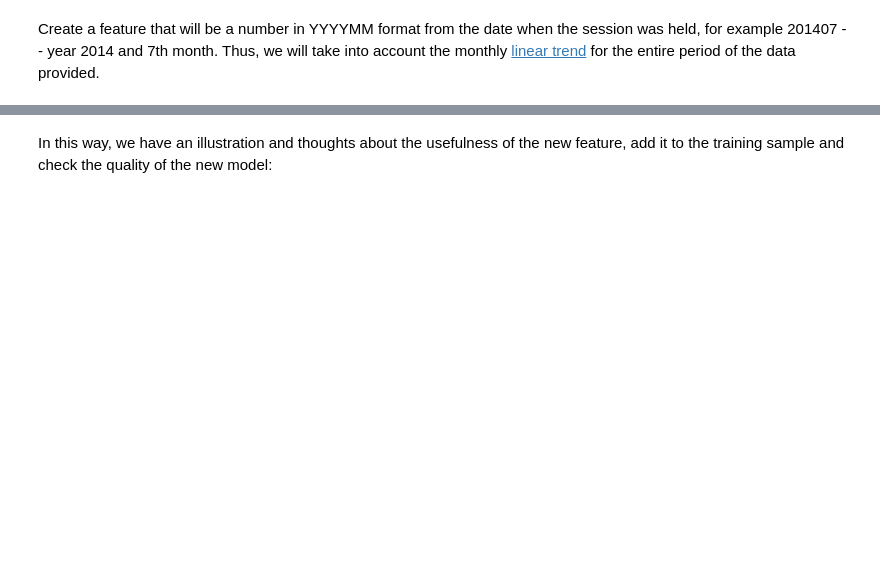
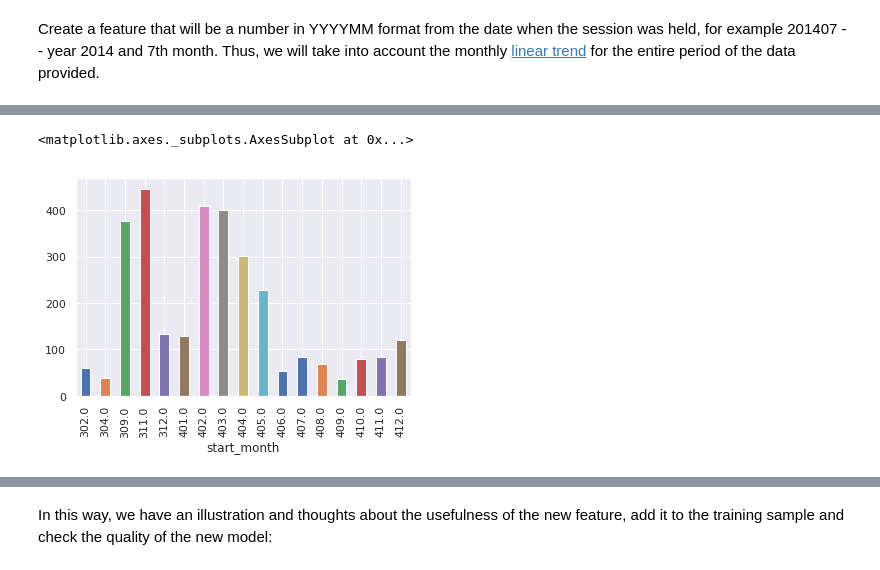
Before and after one commit to lavandosovich/ods_course, a Jupyter notebook: assignment2_part1_alice_logistic_regression.ipynb, the cells around one changed output, grey strips where cells are left out. Cells and saved outputs as stored; diff of their text form; code cells hidden in the pictures; blank space fills up the shorter version.

```diff
--- a/assignment2_part1_alice_logistic_regression.ipynb
+++ b/assignment2_part1_alice_logistic_regression.ipynb
@@ -517,0 +517,7 @@ Now we are going to try to improve the quality of our model by adding new featur
+# %%
+# Your code is here
+time_df['Year'] = pd.DatetimeIndex(time_df['min']).year
+time_df['DayOfTheWeek'] = pd.DatetimeIndex(time_df['min']).dayofweek
+time_df['Week'] = pd.DatetimeIndex(time_df['min']).week
+
+time_df.describe()
@@ -522,5 +560,7 @@ Create a feature that will be a number in YYYYMM format from the date when the s
 full_new_feat = pd.DataFrame(index=full_df.index)
 
 # Add start_month feature
-full_new_feat['start_month'] = full_df['time1'].apply(lambda ts:
-                                                      100 * ts.year + ts.month).astype('float64')
+full_new_feat['start_month'] = full_df['time1'].apply(
+    lambda ts:
+        (ts.year % 2_010) * 100 + ts.month
+).astype('float64')
@@ -537,3 +599,8 @@ full_new_feat['start_month'] = full_df['time1'].apply(lambda ts:
 *Hint: the graph will be more explicit if you treat `start_month` as a categorical ordinal variable*.
 # %%
 # Your code is here
+full_new_feat = time_df.merge(full_new_feat, on='session_id')
+# %%
+alice_full_new_feat = full_new_feat[full_new_feat['target'] == 1]
+
+alice_full_new_feat.describe()
@@ -539,0 +620,7 @@ full_new_feat['start_month'] = full_df['time1'].apply(lambda ts:
+# %%
+# plt.hist(x=alice_full_new_feat.groupby('start_month').size(), bins=24)
+alice_full_new_feat.groupby('start_month').size().plot(kind='bar')
+# plt.show()
+# %% [output]
+<matplotlib.axes._subplots.AxesSubplot at 0x...>
+[figure, added]
```
Also changed, not shown: parts of 21 cells of this notebook.
